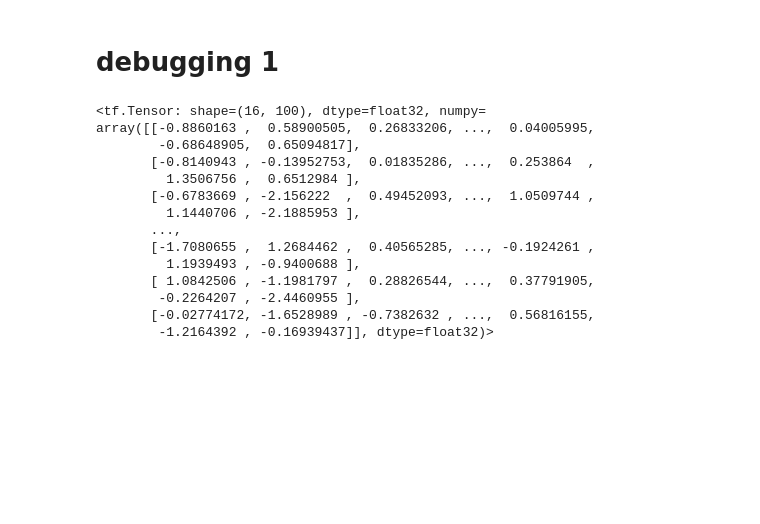
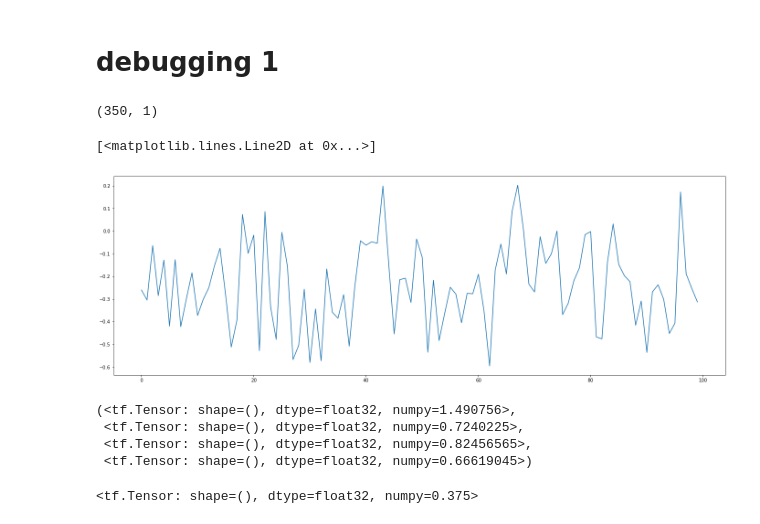
Before and after one commit to Vinimoga/tcgan, a Jupyter notebook: tcgan-new.ipynb, the cells around one changed output. Drawn from its saved outputs; the diff is of its cells as text; code cells hidden in the pictures; blank space fills up the shorter version.

```diff
--- a/tcgan-new.ipynb
+++ b/tcgan-new.ipynb
@@ -629,17 +626,0 @@ generated_samples = model.generator(noise, training=False)
-# %%
-model.generator.layers[0](noise)
-# %% [output]
-<tf.Tensor: shape=(16, 100), dtype=float32, numpy=
-array([[-0.8860163 ,  0.58900505,  0.26833206, ...,  0.04005995,
-        -0.68648905,  0.65094817],
-       [-0.8140943 , -0.13952753,  0.01835286, ...,  0.253864  ,
-         1.3506756 ,  0.6512984 ],
-       [-0.6783669 , -2.156222  ,  0.49452093, ...,  1.0509744 ,
-         1.1440706 , -2.1885953 ],
-       ...,
-       [-1.7080655 ,  1.2684462 ,  0.40565285, ..., -0.1924261 ,
-         1.1939493 , -0.9400688 ],
-       [ 1.0842506 , -1.1981797 ,  0.28826544, ...,  0.37791905,
-        -0.2264207 , -2.4460955 ],
-       [-0.02774172, -1.6528989 , -0.7382632 , ...,  0.56816155,
-        -1.2164392 , -0.16939437]], dtype=float32)>
@@ -645,0 +638,20 @@ array([[-0.8860163 ,  0.58900505,  0.26833206, ...,  0.04005995,
+# %%
+# all_layers = model.generator.layers
+layers_to_capture = model.discriminator.layers
+outputs = [layer.output for layer in layers_to_capture]
+model_with_intermediate_outputs = tf.keras.Model(inputs=model.discriminator.input, outputs=outputs)
+
+layer_outputs = model_with_intermediate_outputs(x_tr_gan, training=True)
+
+# Now layer_outputs is a list of outputs, where each element corresponds to one layer's output
+for i, output in enumerate(layer_outputs):
+    print(f"Output from layer {i + 1}: {output.shape}")
+# %%
+fig = plt.figure(figsize=(24, 8))
+i = -1
+print(layer_outputs[i].shape)
+plt.plot(layer_outputs[i][:100])
+# %% [output]
+(350, 1)
+[<matplotlib.lines.Line2D at 0x...>]
+[figure, added]
@@ -645,0 +675,14 @@ array([[-0.8860163 ,  0.58900505,  0.26833206, ...,  0.04005995,
+# %%
+generated_samples = model.generator(noise, training=True)
+batch = x_tr_gan[:16,:,:]
+
+real_logits = model.discriminator(batch, training=True)
+fake_logits = model.discriminator(generated_samples, training=True)
+
+d_loss, g_loss, real_loss, fake_loss = gan_loss(real_logits, fake_logits)
+d_loss, g_loss, real_loss, fake_loss
+# %% [output]
+(<tf.Tensor: shape=(), dtype=float32, numpy=1.490756>,
+ <tf.Tensor: shape=(), dtype=float32, numpy=0.7240225>,
+ <tf.Tensor: shape=(), dtype=float32, numpy=0.82456565>,
+ <tf.Tensor: shape=(), dtype=float32, numpy=0.66619045>)
@@ -645,0 +699,4 @@ array([[-0.8860163 ,  0.58900505,  0.26833206, ...,  0.04005995,
+# %%
+gan_accuracy(real_logits, fake_logits)
+# %% [output]
+<tf.Tensor: shape=(), dtype=float32, numpy=0.375>
```
Also changed, not shown: parts of 4 cells of this notebook.
